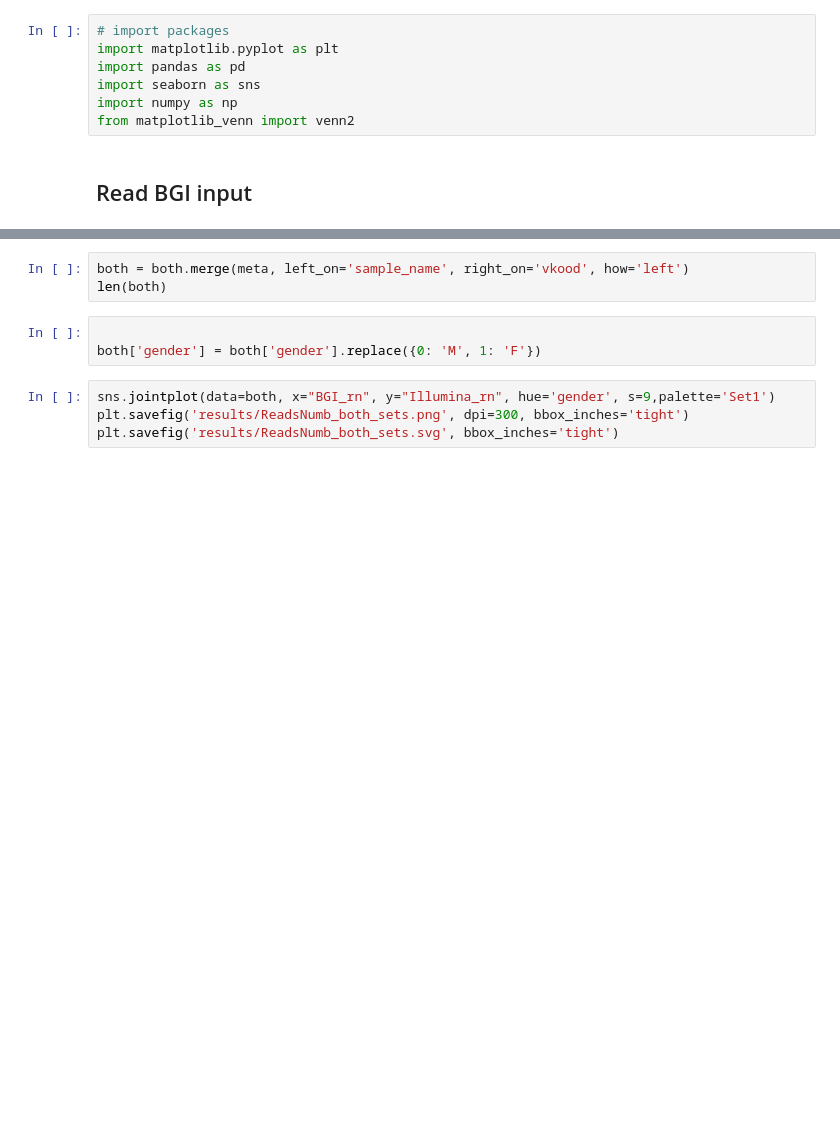
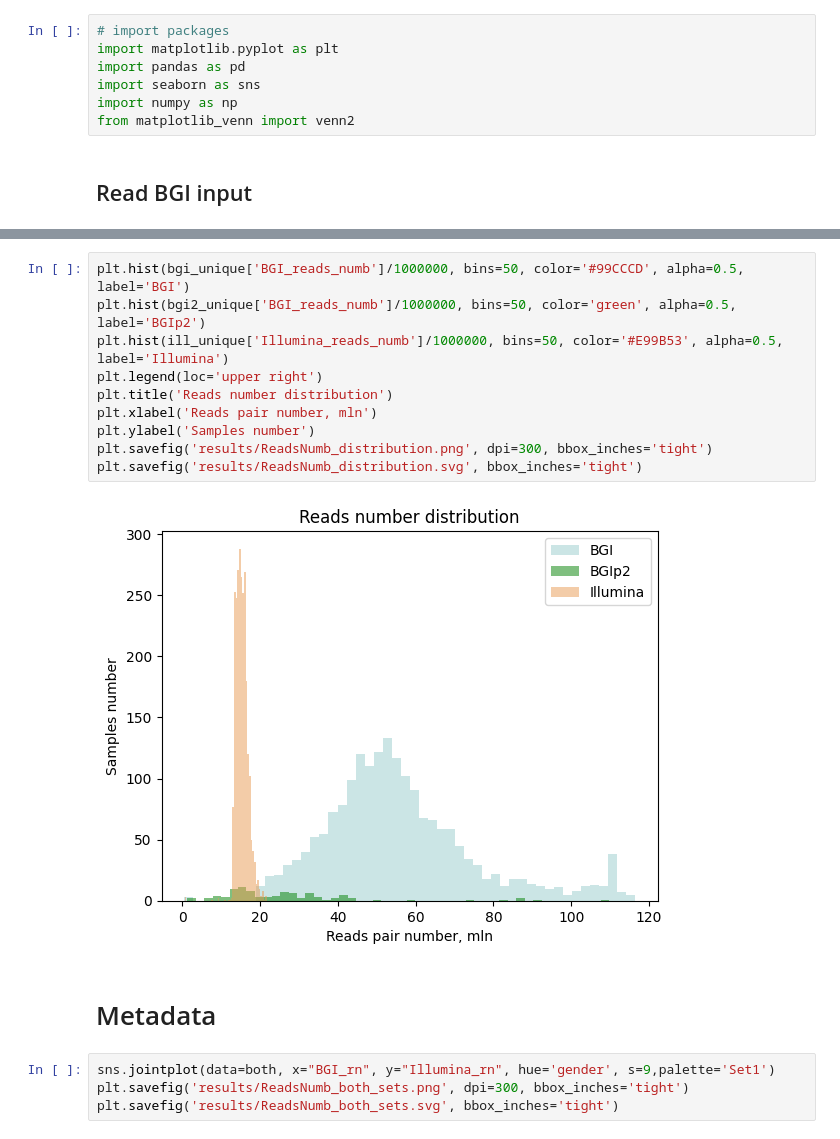
Before and after one commit to Chartiza/2023_TwoSamples_Sets, a Jupyter notebook: Two_sets.ipynb, the cells around one changed output, grey strips where cells are left out. Saved outputs shown, nothing was run; the diff lists cells and outputs as text; blank space fills up the shorter version.

```diff
--- a/Two_sets.ipynb
+++ b/Two_sets.ipynb
@@ -95,9 +92,17 @@ both.head()
-# %%
-both = both.merge(meta, left_on='sample_name', right_on='vkood', how='left')
-len(both)
-# %%
-
-both['gender'] = both['gender'].replace({0: 'M', 1: 'F'})
+# %%
+plt.hist(bgi_unique['BGI_reads_numb']/1000000, bins=50, color='#99CCCD', alpha=0.5, label='BGI')
+plt.hist(bgi2_unique['BGI_reads_numb']/1000000, bins=50, color='green', alpha=0.5, label='BGIp2')
+plt.hist(ill_unique['Illumina_reads_numb']/1000000, bins=50, color='#E99B53', alpha=0.5, label='Illumina')
+plt.legend(loc='upper right')
+plt.title('Reads number distribution')
+plt.xlabel('Reads pair number, mln')
+plt.ylabel('Samples number')
+plt.savefig('results/ReadsNumb_distribution.png', dpi=300, bbox_inches='tight')
+plt.savefig('results/ReadsNumb_distribution.svg', bbox_inches='tight')
+# %% [output]
+[figure, added]
+# %% [markdown]
+# Metadata
 # %%
 sns.jointplot(data=both, x="BGI_rn", y="Illumina_rn", hue='gender', s=9,palette='Set1')
 plt.savefig('results/ReadsNumb_both_sets.png', dpi=300, bbox_inches='tight')
```
Also changed, not shown: parts of 14 cells of this notebook, 7 other files.
